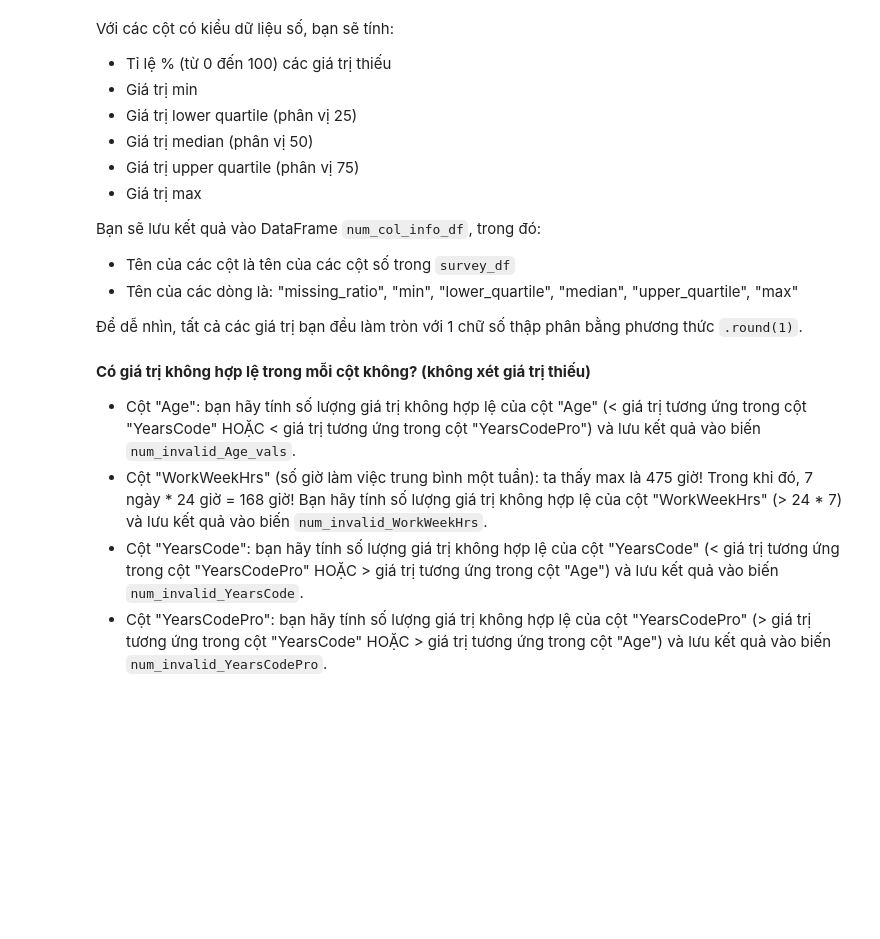
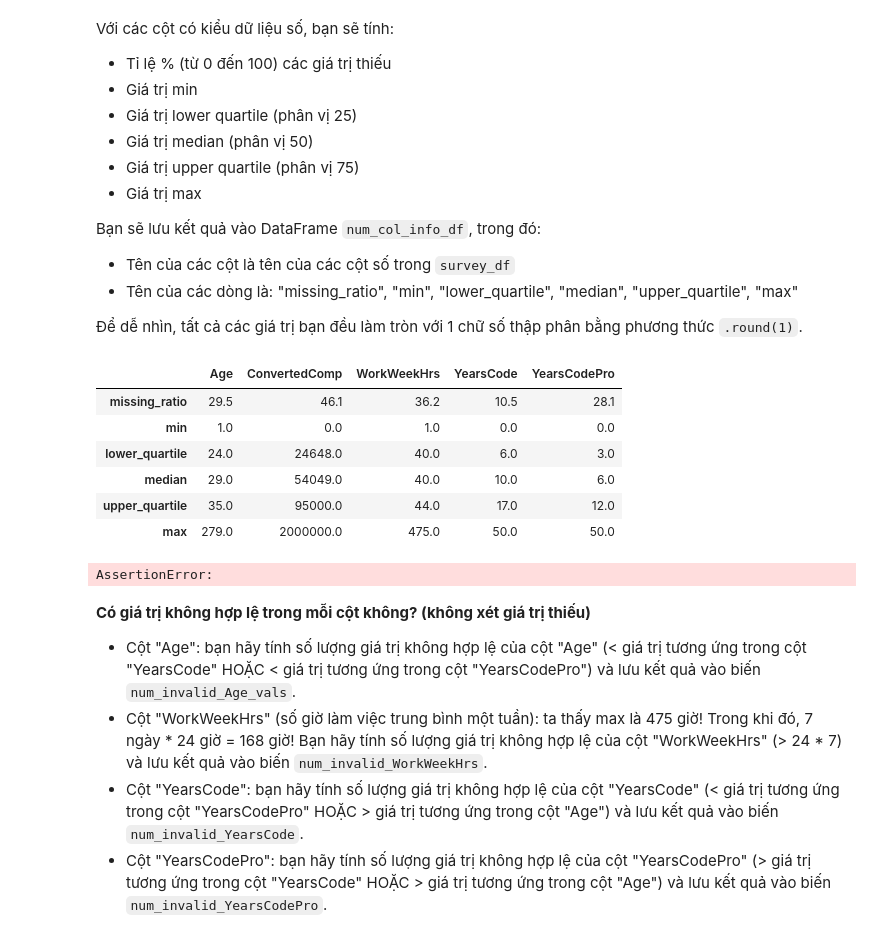
Before and after one commit to nntu079/Pandas, a Jupyter notebook: BT02/BT02-KhamPha_TienXuLy_PhanTich.ipynb, the cells around one changed output. Drawn from its saved outputs; the diff is of its cells as text; code cells hidden in the pictures; blank space fills up the shorter version.

```diff
--- a/BT02/BT02-KhamPha_TienXuLy_PhanTich.ipynb
+++ b/BT02/BT02-KhamPha_TienXuLy_PhanTich.ipynb
@@ -214,0 +211,11 @@ survey_df.dtypes
+# %%
+# YOUR CODE HERE
+
+survey_df['YearsCode'] = survey_df['YearsCode'].replace(['Less than 1 year','More than 50 years'],['0','50'])
+survey_df['YearsCodePro'] = survey_df['YearsCodePro'].replace(['Less than 1 year','More than 50 years'],['0','50'])
+
+survey_df['YearsCodePro'] = survey_df['YearsCodePro'].astype(float)
+survey_df['YearsCode'] = survey_df['YearsCode'].astype(float)
+
+
+survey_df.dtypes
@@ -245,3 +266,68 @@ num_col_info_df
+# %%
+# YOUR CODE HERE
+
+Age=[
+survey_df['Age'].isnull().mean().round(3) * 100,  #missing_ratio
+survey_df['Age'].min().round(1),                  #min
+survey_df['Age'].quantile(q=0.25).round(1),
+survey_df['Age'].quantile(q=0.5).round(1),
+survey_df['Age'].quantile(q=0.75).round(1),
+survey_df['Age'].max().round(1)
+]
+
+ConvertedComp=[
+survey_df['ConvertedComp'].isnull().mean().round(3) * 100,  #missing_ratio
+survey_df['ConvertedComp'].min().round(1),
+survey_df['ConvertedComp'].quantile(q=0.25).round(1),
+survey_df['ConvertedComp'].quantile(q=0.5).round(1),
+survey_df['ConvertedComp'].quantile(q=0.75).round(1),
+survey_df['ConvertedComp'].max().round(1)
+]
+
+WorkWeekHrs=[
+survey_df['WorkWeekHrs'].isnull().mean().round(3) * 100,  #missing_ratio
+survey_df['WorkWeekHrs'].min().round(1),
+survey_df['WorkWeekHrs'].quantile(q=0.25).round(1),
+survey_df['WorkWeekHrs'].quantile(q=0.5).round(1),
+survey_df['WorkWeekHrs'].quantile(q=0.75).round(1),
+survey_df['WorkWeekHrs'].max().round(1)
+]
+
+YearsCode=[
+survey_df['YearsCode'].isnull().mean().round(3) * 100,  #missing_ratio
+survey_df['YearsCode'].min().round(1),
+survey_df['YearsCode'].quantile(q=0.25).round(1),
+survey_df['YearsCode'].quantile(q=0.5).round(1),
+survey_df['YearsCode'].quantile(q=0.75).round(1),
+survey_df['YearsCode'].max().round(1)
+]
+
+YearsCodePro=[
+survey_df['YearsCodePro'].isnull().mean().round(3) * 100,  #missing_ratio
+survey_df['YearsCodePro'].min().round(1),
+survey_df['YearsCodePro'].quantile(q=0.25).round(1),
+survey_df['YearsCodePro'].quantile(q=0.5).round(1),
+survey_df['YearsCodePro'].quantile(q=0.75).round(1),
+survey_df['YearsCodePro'].max().round(1)
+]
+
+Col1={'missing_ratio':Age[0],'min':Age[1],'lower_quartile':Age[2],'median':Age[3],'upper_quartile':Age[4],'max':Age[5]}
+Col2={'missing_ratio':ConvertedComp[0],'min':ConvertedComp[1],'lower_quartile':ConvertedComp[2],'median':ConvertedComp[3],'upper_quartile':ConvertedComp[4],'max':ConvertedComp[5]}
+Col3={'missing_ratio':WorkWeekHrs[0],'min':WorkWeekHrs[1],'lower_quartile':WorkWeekHrs[2],'median':WorkWeekHrs[3],'upper_quartile':WorkWeekHrs[4],'max':WorkWeekHrs[5]}
+Col4={'missing_ratio':YearsCode[0],'min':YearsCode[1],'lower_quartile':YearsCode[2],'median':YearsCode[3],'upper_quartile':YearsCode[4],'max':YearsCode[5]}
+Col5={'missing_ratio':YearsCodePro[0],'min':YearsCodePro[1],'lower_quartile':YearsCodePro[2],'median':YearsCodePro[3],'upper_quartile':YearsCodePro[4],'max':YearsCodePro[5]}
+
+num_col_info_df=pd.DataFrame([Col1,Col2,Col3,Col4,Col5]).transpose().rename(columns={0:'Age',1:'ConvertedComp',2:'WorkWeekHrs',3:'YearsCode',4:'YearsCodePro'})
+
+num_col_info_df
+# %% [output]
+|  | Age | ConvertedComp | WorkWeekHrs | YearsCode | YearsCodePro |
+| missing_ratio | 29.5 | 46.1 | 36.2 | 10.5 | 28.1 |
+| min | 1.0 | 0.0 | 1.0 | 0.0 | 0.0 |
+| lower_quartile | 24.0 | 24648.0 | 40.0 | 6.0 | 3.0 |
+| median | 29.0 | 54049.0 | 40.0 | 10.0 | 6.0 |
+| upper_quartile | 35.0 | 95000.0 | 44.0 | 17.0 | 12.0 |
+| max | 279.0 | 2000000.0 | 475.0 | 50.0 | 50.0 |
 # %%
 # TEST
 assert num_col_info_df.shape == (6, 5)
@@ -254,6 +340,8 @@ correct_data = np.array([[     29.5,      46.1,      36.2,      10.5,      28.1]
                          [     35. ,   95000. ,      44. ,      17. ,      12. ],
                          [    279. , 2000000. ,     475. ,      51. ,      51. ]])
 assert np.array_equal(data, correct_data)
+# %% [output]
+AssertionError:
 # %% [markdown]
 **Có giá trị không hợp lệ trong mỗi cột không? (không xét giá trị thiếu)**
 - Cột "Age": bạn hãy tính số lượng giá trị không hợp lệ của cột "Age" (< giá trị tương ứng trong cột "YearsCode" HOẶC < giá trị tương ứng trong cột "YearsCodePro") và lưu kết quả vào biến `num_invalid_Age_vals`.
```
Also changed, not shown: parts of 6 cells of this notebook.
